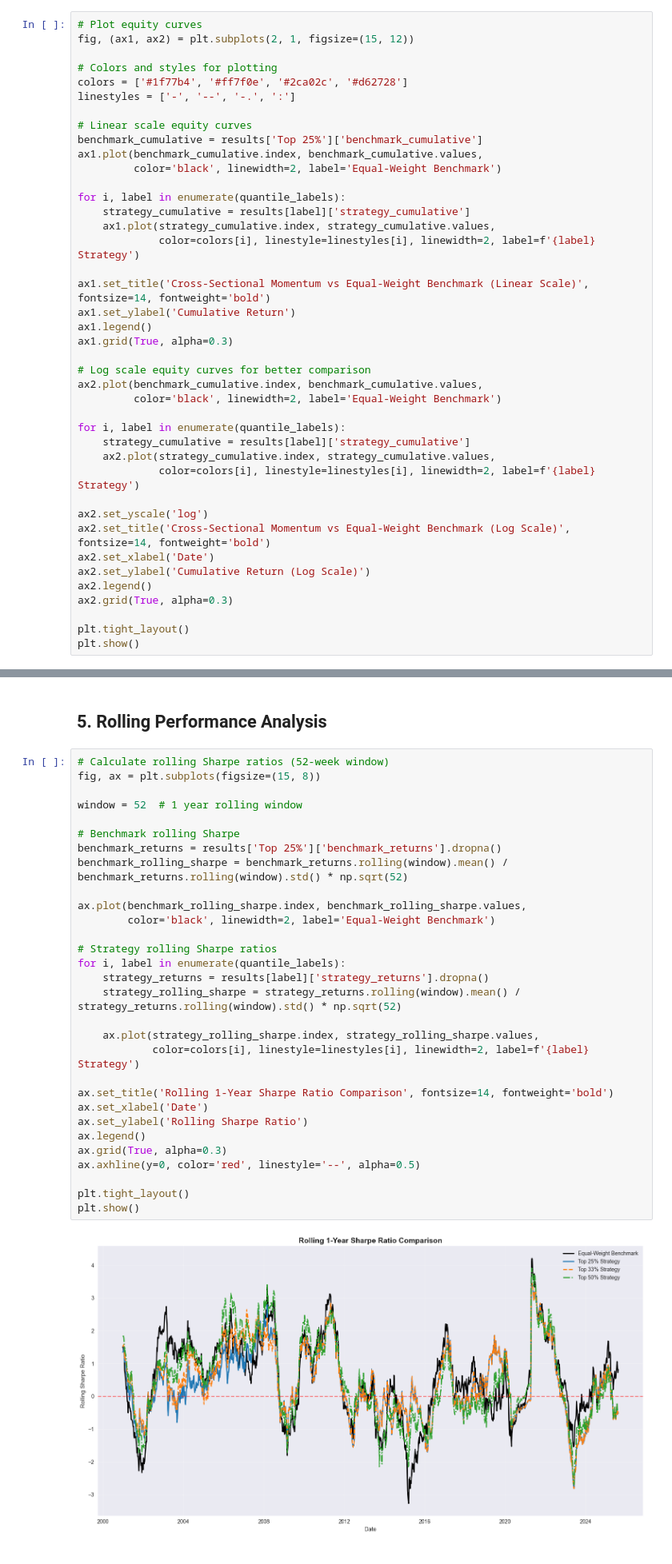
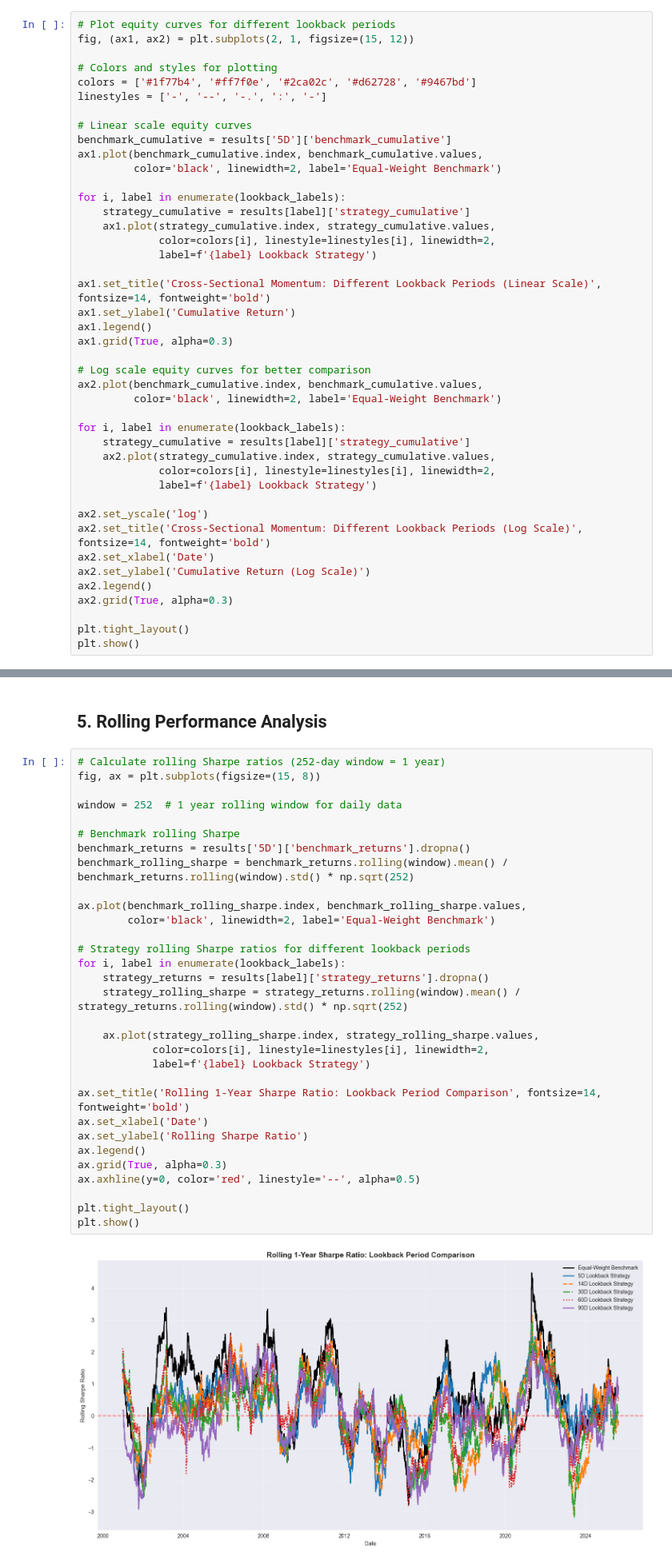
Before and after one commit to edoardoCame/Momentum-Top-Quintile, a Jupyter notebook: notebooks/cross_sectional_momentum.ipynb, the cells around one changed output, grey strips where cells are left out. Shown at 80% size. Drawn from its saved outputs; the diff is of its cells as text.

```diff
--- a/notebooks/cross_sectional_momentum.ipynb
+++ b/notebooks/cross_sectional_momentum.ipynb
@@ -151,24 +176,25 @@ Worst Week                            -0.2421           -0.9562
 # %% [markdown]
 ## 4. Equity Curves Visualization
 # %%
-# Plot equity curves
+# Plot equity curves for different lookback periods
 fig, (ax1, ax2) = plt.subplots(2, 1, figsize=(15, 12))
 
 # Colors and styles for plotting
-colors = ['#1f77b4', '#ff7f0e', '#2ca02c', '#d62728']
-linestyles = ['-', '--', '-.', ':']
+colors = ['#1f77b4', '#ff7f0e', '#2ca02c', '#d62728', '#9467bd']
+linestyles = ['-', '--', '-.', ':', '-']
 
 # Linear scale equity curves
-benchmark_cumulative = results['Top 25%']['benchmark_cumulative']
+benchmark_cumulative = results['5D']['benchmark_cumulative']
 ax1.plot(benchmark_cumulative.index, benchmark_cumulative.values,
          color='black', linewidth=2, label='Equal-Weight Benchmark')
 
-for i, label in enumerate(quantile_labels):
+for i, label in enumerate(lookback_labels):
     strategy_cumulative = results[label]['strategy_cumulative']
     ax1.plot(strategy_cumulative.index, strategy_cumulative.values,
-             color=colors[i], linestyle=linestyles[i], linewidth=2, label=f'{label} Strategy')
+             color=colors[i], linestyle=linestyles[i], linewidth=2,
+             label=f'{label} Lookback Strategy')
 
-ax1.set_title('Cross-Sectional Momentum vs Equal-Weight Benchmark (Linear Scale)', fontsize=14, fontweight='bold')
+ax1.set_title('Cross-Sectional Momentum: Different Lookback Periods (Linear Scale)', fontsize=14, fontweight='bold')
 ax1.set_ylabel('Cumulative Return')
 ax1.legend()
 ax1.grid(True, alpha=0.3)
@@ -177,13 +203,14 @@ ax1.grid(True, alpha=0.3)
 ax2.plot(benchmark_cumulative.index, benchmark_cumulative.values,
          color='black', linewidth=2, label='Equal-Weight Benchmark')
 
-for i, label in enumerate(quantile_labels):
+for i, label in enumerate(lookback_labels):
     strategy_cumulative = results[label]['strategy_cumulative']
     ax2.plot(strategy_cumulative.index, strategy_cumulative.values,
-             color=colors[i], linestyle=linestyles[i], linewidth=2, label=f'{label} Strategy')
+             color=colors[i], linestyle=linestyles[i], linewidth=2,
+             label=f'{label} Lookback Strategy')
 
 ax2.set_yscale('log')
-ax2.set_title('Cross-Sectional Momentum vs Equal-Weight Benchmark (Log Scale)', fontsize=14, fontweight='bold')
+ax2.set_title('Cross-Sectional Momentum: Different Lookback Periods (Log Scale)', fontsize=14, fontweight='bold')
 ax2.set_xlabel('Date')
 ax2.set_ylabel('Cumulative Return (Log Scale)')
 ax2.legend()
@@ -196,35 +223,36 @@ plt.show()
 # %% [markdown]
 ## 5. Rolling Performance Analysis
 # %%
-# Calculate rolling Sharpe ratios (52-week window)
+# Calculate rolling Sharpe ratios (252-day window = 1 year)
 fig, ax = plt.subplots(figsize=(15, 8))
 
-window = 52  # 1 year rolling window
+window = 252  # 1 year rolling window for daily data
 
 # Benchmark rolling Sharpe
-benchmark_returns = results['Top 25%']['benchmark_returns'].dropna()
-benchmark_rolling_sharpe = benchmark_returns.rolling(window).mean() / benchmark_returns.rolling(window).std() * np.sqrt(52)
+benchmark_returns = results['5D']['benchmark_returns'].dropna()
+benchmark_rolling_sharpe = benchmark_returns.rolling(window).mean() / benchmark_returns.rolling(window).std() * np.sqrt(252)
 
 ax.plot(benchmark_rolling_sharpe.index, benchmark_rolling_sharpe.values,
         color='black', linewidth=2, label='Equal-Weight Benchmark')
 
-# Strategy rolling Sharpe ratios
-for i, label in enumerate(quantile_labels):
+# Strategy rolling Sharpe ratios for different lookback periods
+for i, label in enumerate(lookback_labels):
     strategy_returns = results[label]['strategy_returns'].dropna()
-    strategy_rolling_sharpe = strategy_returns.rolling(window).mean() / strategy_returns.rolling(window).std() * np.sqrt(52)
+    strategy_rolling_sharpe = strategy_returns.rolling(window).mean() / strategy_returns.rolling(window).std() * np.sqrt(252)
 
     ax.plot(strategy_rolling_sharpe.index, strategy_rolling_sharpe.values,
-            color=colors[i], linestyle=linestyles[i], linewidth=2, label=f'{label} Strategy')
+            color=colors[i], linestyle=linestyles[i], linewidth=2,
+            label=f'{label} Lookback Strategy')
 
-ax.set_title('Rolling 1-Year Sharpe Ratio Comparison', fontsize=14, fontweight='bold')
+ax.set_title('Rolling 1-Year Sharpe Ratio: Lookback Period Comparison', fontsize=14, fontweight='bold')
 ax.set_xlabel('Date')
 ax.set_ylabel('Rolling Sharpe Ratio')
 ax.legend()
 ax.grid(True, alpha=0.3)
 ax.axhline(y=0, color='red', linestyle='--', alpha=0.5)
 
 plt.tight_layout()
 plt.show()
 # %% [output]
-[figure, old version]
+[figure, new version]
 # %% [markdown]
```
Also changed, not shown: parts of 10 cells of this notebook, 5 other files.
